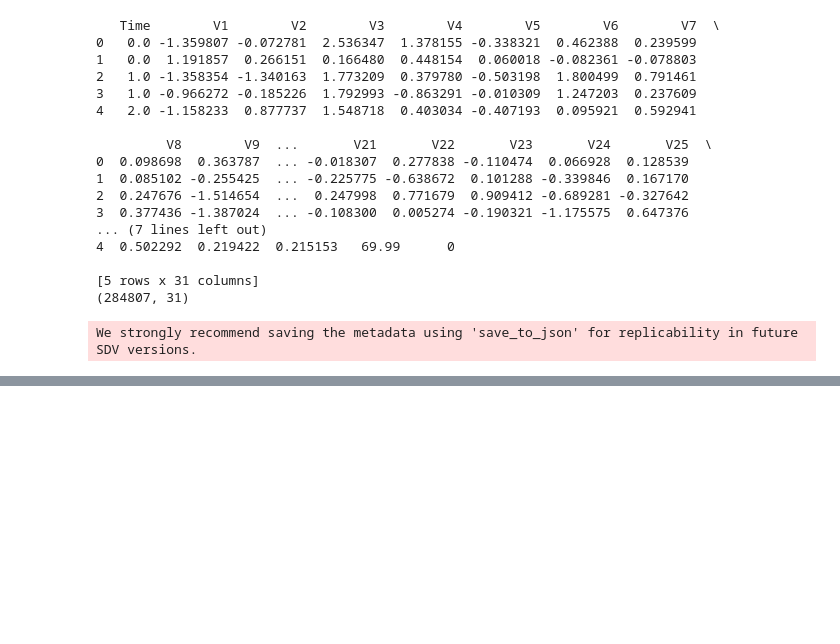
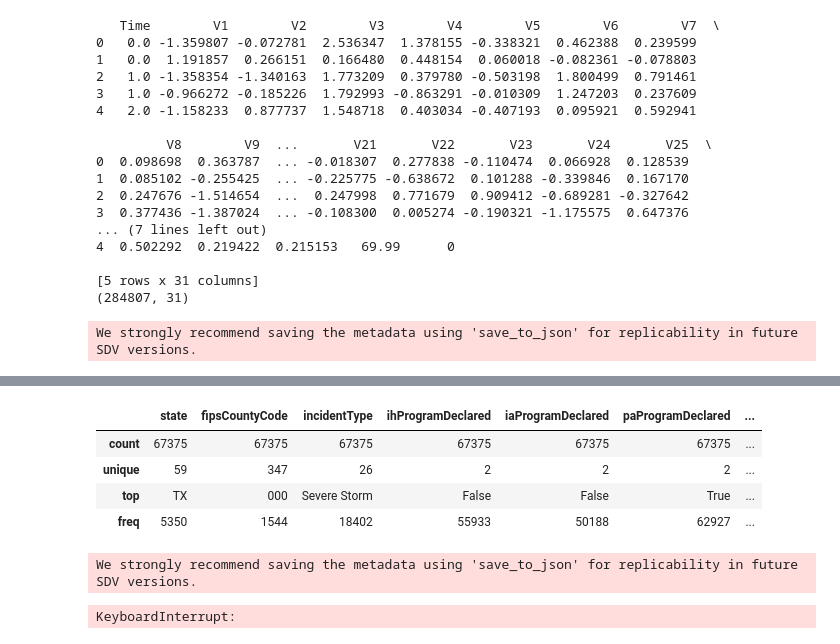
Before and after one commit to nick16180/cas-rpm-2025-synthetic-data, a Jupyter notebook: python/step002_trainmodels.ipynb, the cells around one changed output, grey strips where cells are left out. Drawn from its saved outputs; the diff is of its cells as text; code cells hidden in the pictures; blank space fills up the shorter version.

```diff
--- a/python/step002_trainmodels.ipynb
+++ b/python/step002_trainmodels.ipynb
@@ -154,0 +290,74 @@ print(f"Time to fit: {(duration / 60):.2f} min.")
+# %%
+# do various transformations
+def f(row: pd.Series) -> str:
+    x = row["incidentBeginDate"]
+    try:
+        x = datetime.datetime.strptime(x[:10], "%Y-%m-%d")
+        return x.strftime("%Y")
+    except Exception as ex:
+        print(str(ex))
+        return None
+
+
+df["incidentYear"] = df.apply(f, axis=1)
+
+
+def f(row: pd.Series) -> str:
+    x = row["incidentBeginDate"]
+    try:
+        x = datetime.datetime.strptime(x[:10], "%Y-%m-%d")
+        return x.strftime("%m")
+    except Exception as ex:
+        print(str(ex))
+        return None
+
+
+df["incidentMonth"] = df.apply(f, axis=1)
+
+
+def f(row: pd.Series) -> str:
+    x = row["incidentBeginDate"]
+    y = row["incidentEndDate"]
+    if y is None:
+        return None
+    try:
+        x = datetime.datetime.strptime(x[:10], "%Y-%m-%d")
+        y = datetime.datetime.strptime(y[:10], "%Y-%m-%d")
+        d = y - x
+        return d.days
+    except Exception as ex:
+        print(str(ex))
+        return None
+
+
+df["incidentDurationDays"] = df.apply(f, axis=1)
+
+df.drop(["incidentBeginDate"], axis=1, inplace=True)
+df.drop(["incidentEndDate"], axis=1, inplace=True)
+df = df.replace({float("nan"): None})
+df.head()
+df.describe()
+# %% [output]
+|  | state | fipsCountyCode | incidentType | ihProgramDeclared | iaProgramDeclared | paProgramDeclared | ... |
+| count | 67375 | 67375 | 67375 | 67375 | 67375 | 67375 | ... |
+| unique | 59 | 347 | 26 | 2 | 2 | 2 | ... |
+| top | TX | 000 | Severe Storm | False | False | True | ... |
+| freq | 5350 | 1544 | 18402 | 55933 | 50188 | 62927 | ... |
+# %%
+# set up metadata for GAN
+df_meta = Metadata.detect_from_dataframe(df)
+gen = CTGANSynthesizer(
+    metadata=df_meta,
+    epochs=500,
+    verbose=True,
+)
+# %% [output]
+We strongly recommend saving the metadata using 'save_to_json' for replicability in future SDV versions.
+# %%
+# Train the GAN - keep track of the time to execute
+tstart = time.time()
+gen.fit(df)
+tend = time.time()
+duration = tend - tstart
+# %% [output]
+KeyboardInterrupt:
```
Also changed, not shown: parts of 11 cells of this notebook, 14 other files.
